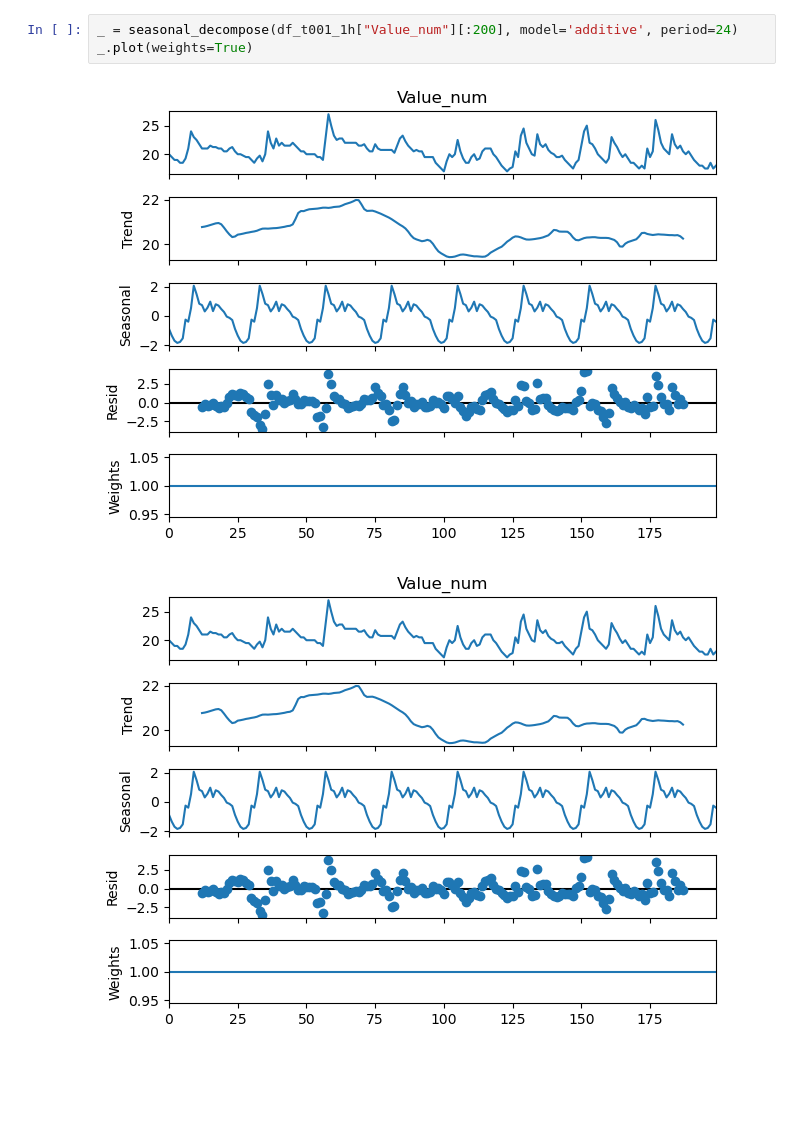
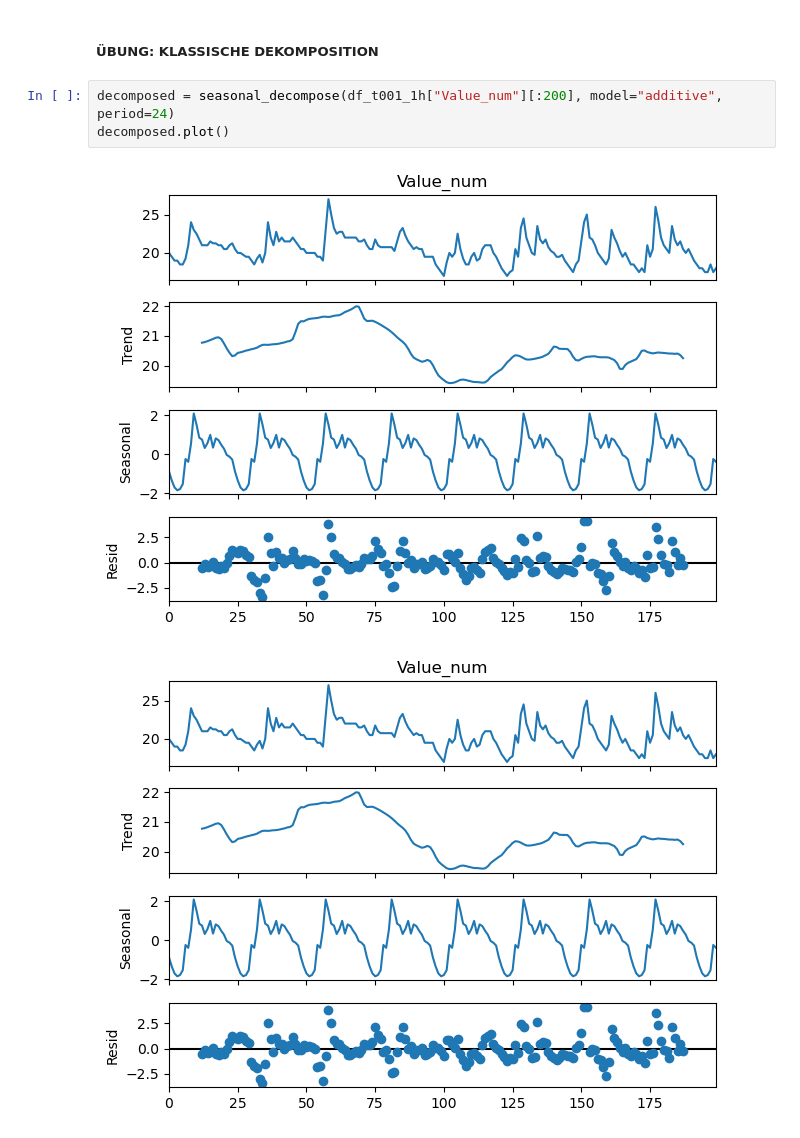
Before and after one commit to ddening/ambient-assisted-living, a Jupyter notebook: src/acf.ipynb, the cells around one changed output. Drawn from its saved outputs; the diff is of its cells as text; blank space fills up the shorter version.

```diff
--- a/src/acf.ipynb
+++ b/src/acf.ipynb
@@ -45,6 +42,8 @@ _ = plot_acf(df_t001_1h["Value_num"], lags=48, auto_ylims=True)
+# %% [markdown]
+##### ÜBUNG: KLASSISCHE DEKOMPOSITION
 # %%
-_ = seasonal_decompose(df_t001_1h["Value_num"][:200], model='additive', period=24)
-_.plot(weights=True)
+decomposed = seasonal_decompose(df_t001_1h["Value_num"][:200], model="additive", period=24)
+decomposed.plot()
 # %% [output]
-[figure, old version]
+[figure, new version]
-[figure, old version]
+[figure, new version]
```
Also changed, not shown: parts of 8 cells of this notebook.
